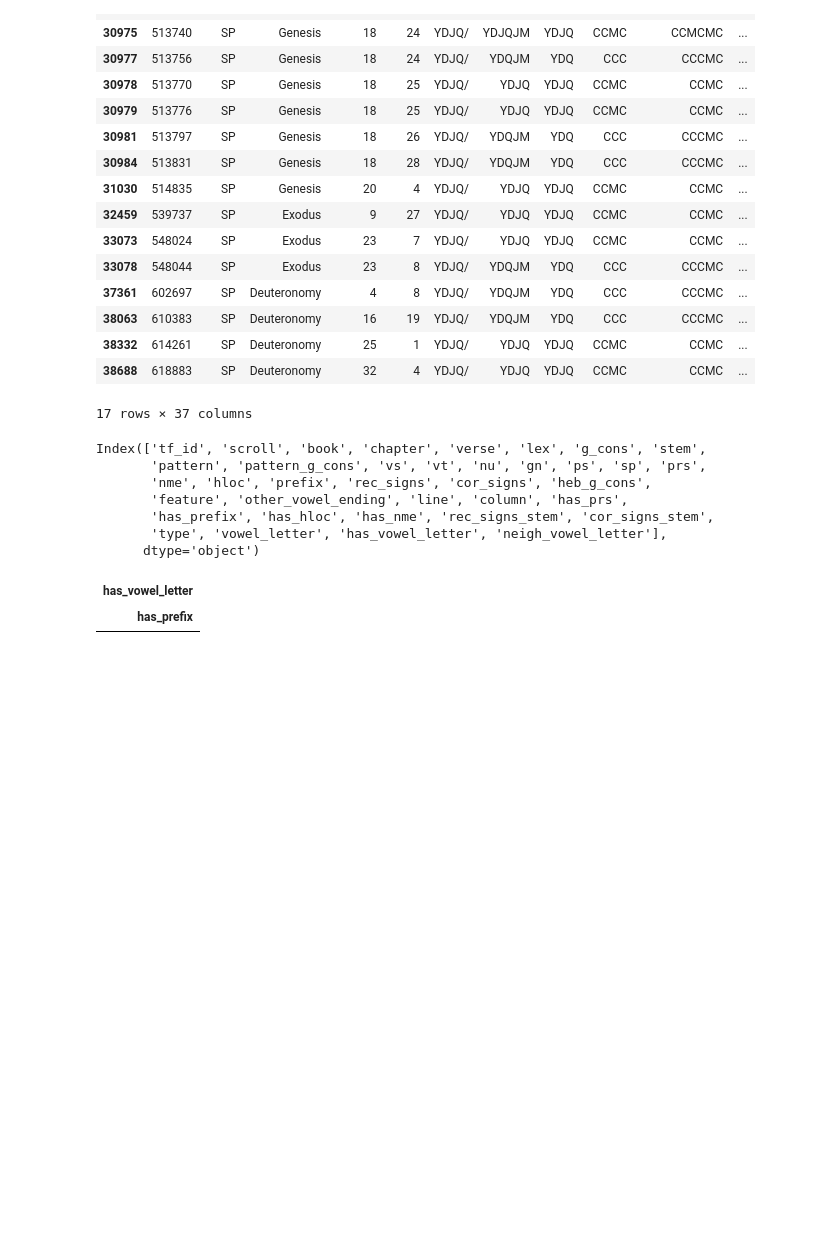
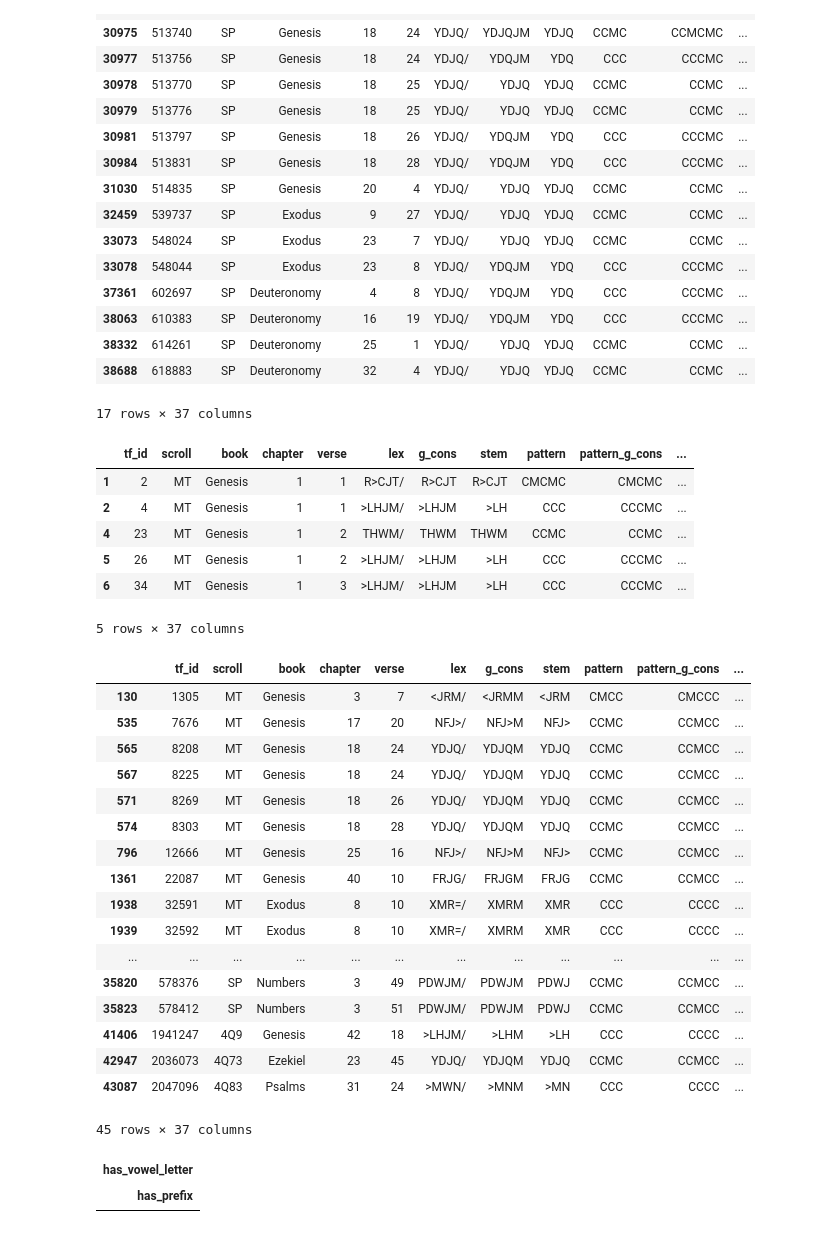
Before and after one commit to MartijnNaaijer/hebrew_spelling_variation, a Jupyter notebook: notebooks/align_nouns_adjectives.ipynb, the cells around one changed output. Saved outputs shown, nothing was run; the diff lists cells and outputs as text; code cells hidden in the pictures; blank space fills up the shorter version.

```diff
--- a/notebooks/align_nouns_adjectives.ipynb
+++ b/notebooks/align_nouns_adjectives.ipynb
@@ -463,15 +435,36 @@ jbl
 | 38688 | 618883 | SP | Deuteronomy | 32 | 4 | YDJQ/ | YDJQ | YDJQ | CCMC | CCMC | ... |
 17 rows × 37 columns
 # %%
-dat.columns
+dat.head()
 # %% [output]
+|  | tf_id | scroll | book | chapter | verse | lex | g_cons | stem | pattern | pattern_g_cons | ... |
+| 1 | 2 | MT | Genesis | 1 | 1 | R>CJT/ | R>CJT | R>CJT | CMCMC | CMCMC | ... |
+| 2 | 4 | MT | Genesis | 1 | 1 | >LHJM/ | >LHJM | >LH | CCC | CCCMC | ... |
+| 4 | 23 | MT | Genesis | 1 | 2 | THWM/ | THWM | THWM | CCMC | CCMC | ... |
+| 5 | 26 | MT | Genesis | 1 | 2 | >LHJM/ | >LHJM | >LH | CCC | CCCMC | ... |
+| 6 | 34 | MT | Genesis | 1 | 3 | >LHJM/ | >LHJM | >LH | CCC | CCCMC | ... |
-Index(['tf_id', 'scroll', 'book', 'chapter', 'verse', 'lex', 'g_cons', 'stem',
-       'pattern', 'pattern_g_cons', 'vs', 'vt', 'nu', 'gn', 'ps', 'sp', 'prs',
-       'nme', 'hloc', 'prefix', 'rec_signs', 'cor_signs', 'heb_g_cons',
-       'feature', 'other_vowel_ending', 'line', 'column', 'has_prs',
-       'has_prefix', 'has_hloc', 'has_nme', 'rec_signs_stem', 'cor_signs_stem',
-       'type', 'vowel_letter', 'has_vowel_letter', 'neigh_vowel_letter'],
-      dtype='object')
+5 rows × 37 columns
+# %%
+dat[dat.nme == 'M']
+# %% [output]
+|  | tf_id | scroll | book | chapter | verse | lex | g_cons | stem | pattern | pattern_g_cons | ... |
+| 130 | 1305 | MT | Genesis | 3 | 7 | <JRM/ | <JRMM | <JRM | CMCC | CMCCC | ... |
+| 535 | 7676 | MT | Genesis | 17 | 20 | NFJ>/ | NFJ>M | NFJ> | CCMC | CCMCC | ... |
+| 565 | 8208 | MT | Genesis | 18 | 24 | YDJQ/ | YDJQM | YDJQ | CCMC | CCMCC | ... |
+| 567 | 8225 | MT | Genesis | 18 | 24 | YDJQ/ | YDJQM | YDJQ | CCMC | CCMCC | ... |
+| 571 | 8269 | MT | Genesis | 18 | 26 | YDJQ/ | YDJQM | YDJQ | CCMC | CCMCC | ... |
+| 574 | 8303 | MT | Genesis | 18 | 28 | YDJQ/ | YDJQM | YDJQ | CCMC | CCMCC | ... |
+| 796 | 12666 | MT | Genesis | 25 | 16 | NFJ>/ | NFJ>M | NFJ> | CCMC | CCMCC | ... |
+| 1361 | 22087 | MT | Genesis | 40 | 10 | FRJG/ | FRJGM | FRJG | CCMC | CCMCC | ... |
+| 1938 | 32591 | MT | Exodus | 8 | 10 | XMR=/ | XMRM | XMR | CCC | CCCC | ... |
+| 1939 | 32592 | MT | Exodus | 8 | 10 | XMR=/ | XMRM | XMR | CCC | CCCC | ... |
+| ... | ... | ... | ... | ... | ... | ... | ... | ... | ... | ... | ... |
+| 35820 | 578376 | SP | Numbers | 3 | 49 | PDWJM/ | PDWJM | PDWJ | CCMC | CCMCC | ... |
+| 35823 | 578412 | SP | Numbers | 3 | 51 | PDWJM/ | PDWJM | PDWJ | CCMC | CCMCC | ... |
+| 41406 | 1941247 | 4Q9 | Genesis | 42 | 18 | >LHJM/ | >LHM | >LH | CCC | CCCC | ... |
+| 42947 | 2036073 | 4Q73 | Ezekiel | 23 | 45 | YDJQ/ | YDJQM | YDJQ | CCMC | CCMCC | ... |
+| 43087 | 2047096 | 4Q83 | Psalms | 31 | 24 | >MWN/ | >MNM | >MN | CCC | CCCC | ... |
+45 rows × 37 columns
 # %%
 jbl_mtp = jbl[(jbl.scroll == 'MT') & (jbl.book.isin(PENTATEUCH_BOOKS))]
 pd.crosstab(jbl_mtp.has_prefix, jbl_mtp.has_vowel_letter)
```
Also changed, not shown: parts of 6 cells of this notebook, 6 other files.
